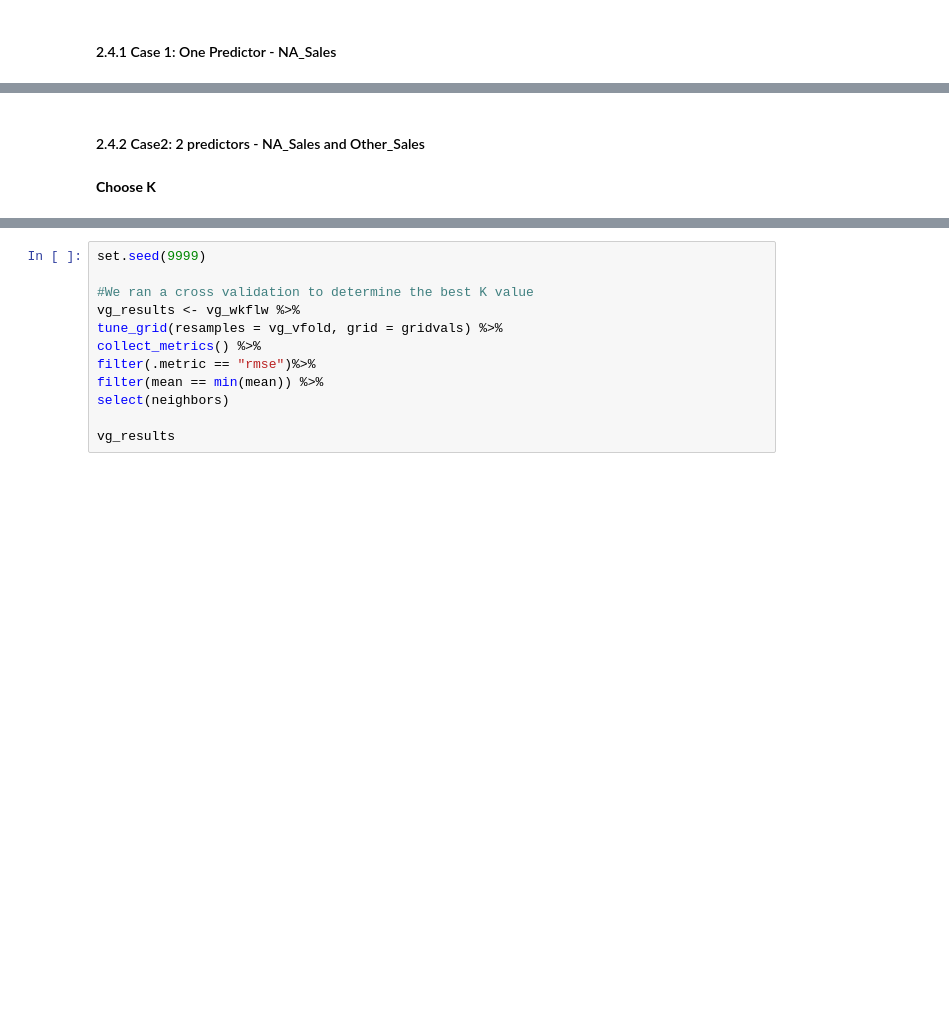
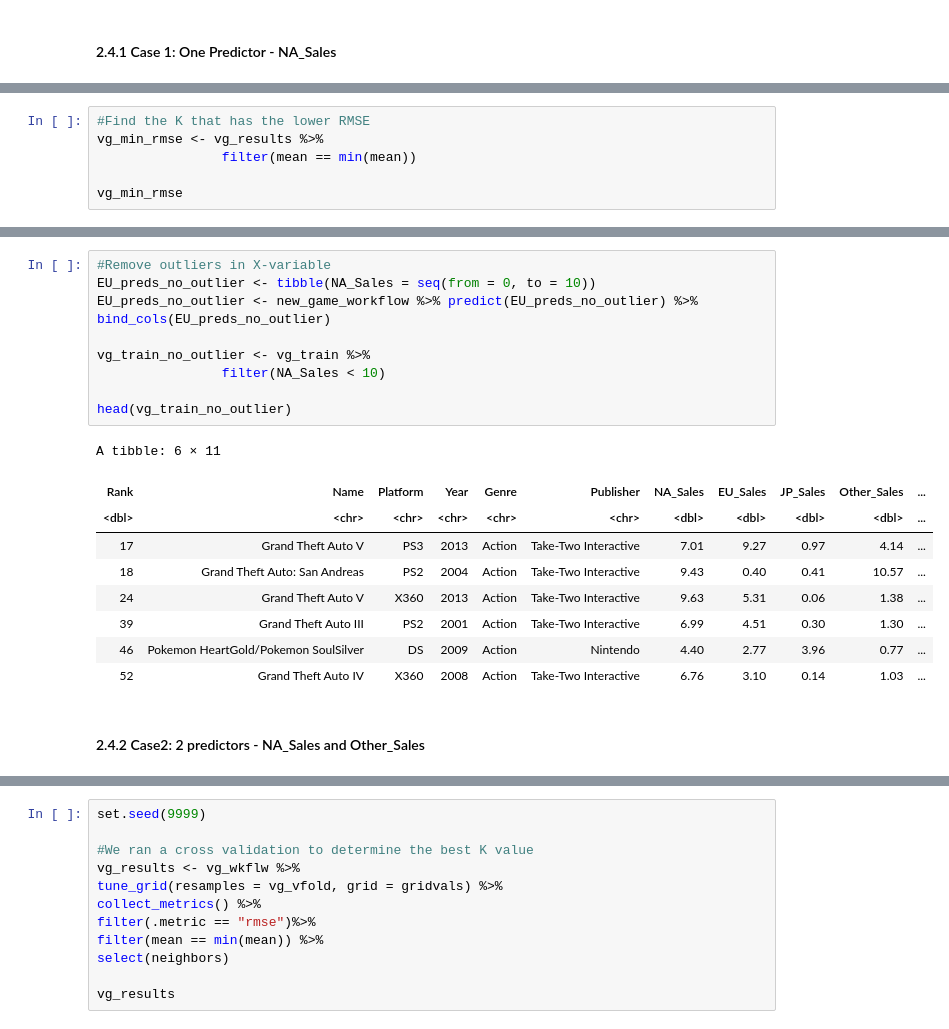
Before and after one commit to kristennli/DSCI100_project, a Jupyter notebook: Final Project Draft.ipynb, the cells around one changed output, grey strips where cells are left out. Saved outputs shown, nothing was run; the diff lists cells and outputs as text; blank space fills up the shorter version.

```diff
--- a/Final Project Draft.ipynb
+++ b/Final Project Draft.ipynb
@@ -508,0 +588,6 @@ In order to compare the two linear regression models with different selections o
+# %%
+#Find the K that has the lower RMSE
+vg_min_rmse <- vg_results %>%
+                filter(mean == min(mean))
+
+vg_min_rmse
@@ -509,5 +722,22 @@ In order to compare the two linear regression models with different selections o
+# %%
+#Remove outliers in X-variable
+EU_preds_no_outlier <- tibble(NA_Sales = seq(from = 0, to = 10))
+EU_preds_no_outlier <- new_game_workflow %>% predict(EU_preds_no_outlier) %>% bind_cols(EU_preds_no_outlier)
+
+vg_train_no_outlier <- vg_train %>%
+                filter(NA_Sales < 10)
+
+head(vg_train_no_outlier)
+# %% [output]
+A tibble: 6 × 11
+| Rank | Name | Platform | Year | Genre | Publisher | NA_Sales | EU_Sales | JP_Sales | Other_Sales | ... |
+| <dbl> | <chr> | <chr> | <chr> | <chr> | <chr> | <dbl> | <dbl> | <dbl> | <dbl> | ... |
+| 17 | Grand Theft Auto V | PS3 | 2013 | Action | Take-Two Interactive | 7.01 | 9.27 | 0.97 | 4.14 | ... |
+| 18 | Grand Theft Auto: San Andreas | PS2 | 2004 | Action | Take-Two Interactive | 9.43 | 0.40 | 0.41 | 10.57 | ... |
+| 24 | Grand Theft Auto V | X360 | 2013 | Action | Take-Two Interactive | 9.63 | 5.31 | 0.06 | 1.38 | ... |
+| 39 | Grand Theft Auto III | PS2 | 2001 | Action | Take-Two Interactive | 6.99 | 4.51 | 0.30 | 1.30 | ... |
+| 46 | Pokemon HeartGold/Pokemon SoulSilver | DS | 2009 | Action | Nintendo | 4.40 | 2.77 | 3.96 | 0.77 | ... |
+| 52 | Grand Theft Auto IV | X360 | 2008 | Action | Take-Two Interactive | 6.76 | 3.10 | 0.14 | 1.03 | ... |
 # %% [markdown]
 #### 2.4.2 Case2: 2 predictors - NA_Sales and Other_Sales
-# %% [markdown]
-**Choose K**
 # %%
```
Also changed, not shown: parts of 16 cells of this notebook.
